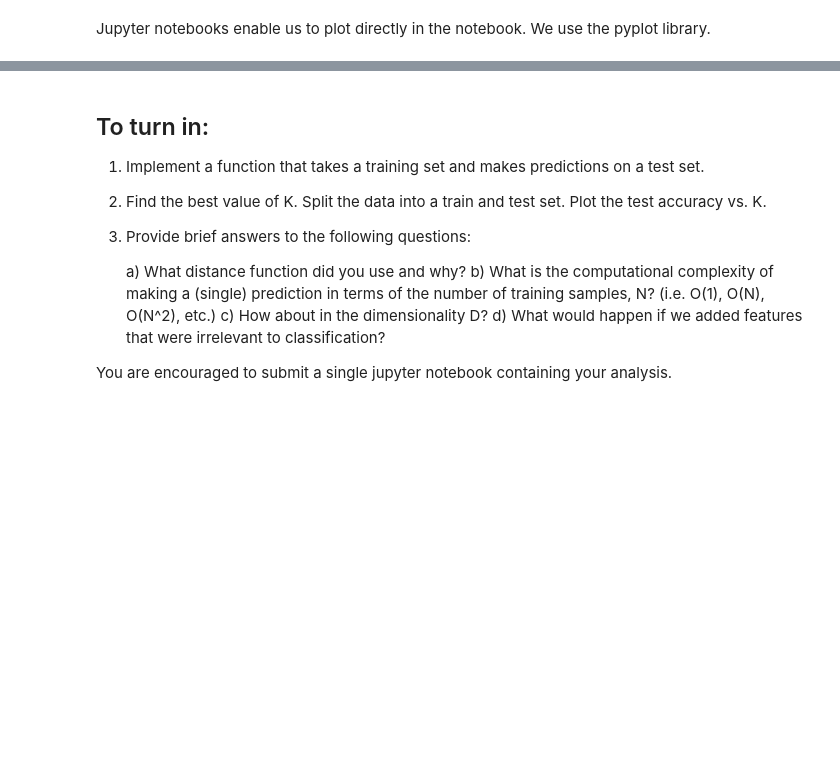
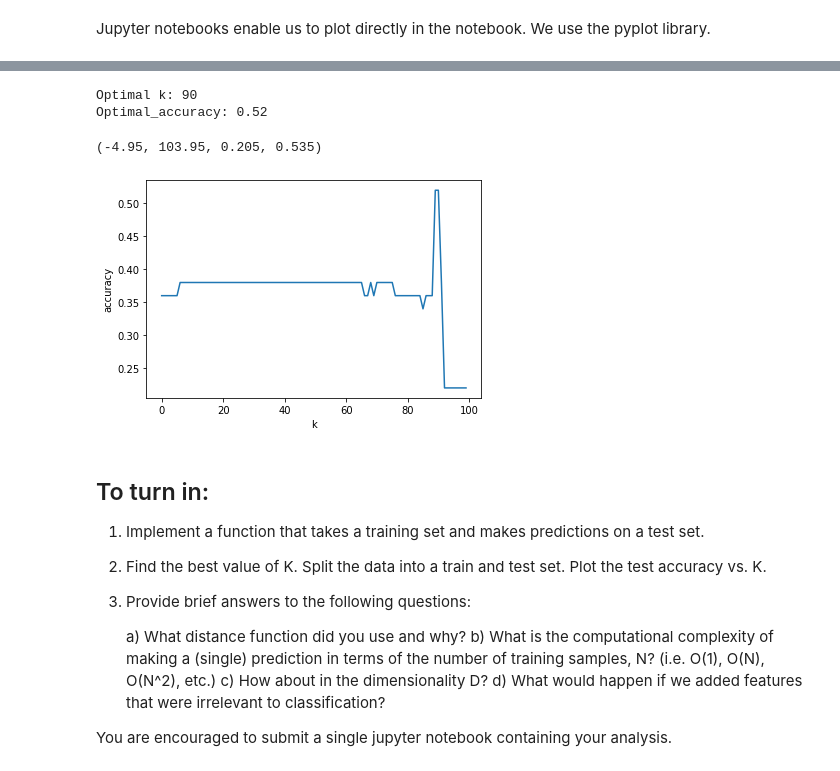
Before and after one commit to MorganStremick/ics235, a Jupyter notebook: hw1.ipynb, the cells around one changed output, grey strips where cells are left out. Drawn from its saved outputs; the diff is of its cells as text; code cells hidden in the pictures; blank space fills up the shorter version.

```diff
--- a/hw1.ipynb
+++ b/hw1.ipynb
@@ -49,6 +82,15 @@ print(Xtrain.shape, Xtest.shape)
 # %% [markdown]
 You are asked to implement the following functions.
 # %%
+def categorize(Xtrain, Ytrain, K, x):
+    distances = np.apply_along_axis(lambda x1: distance(x1, x), 1, Xtrain)
+    first_k = np.argpartition(distances, K-1, 0)[:K]
+    first_k_categories = Ytrain[first_k]
+    counts = first_k_categories.value_counts()
+    max_categories = counts[counts == counts.iloc[0]].index.tolist()
+    if len(max_categories) == 1:
+        return max_categories[0]
+    return Ytrain[first_k[distances[first_k][first_k_categories.isin(max_categories)].argmin()]]
 
 def knn(Xtrain, Ytrain, Xtest, K):
     ''' Implements K-Nearest Neighbor algorithm.
@@ -62,7 +104,8 @@ def knn(Xtrain, Ytrain, Xtest, K):
         Ytest: Sequence of predicted class labels for test examples.
     '''
     # WRITE ME
-    pass
+    y_predicted = np.apply_along_axis(lambda x: categorize(Xtrain, Ytrain, K, x), 1, Xtest)
+    return y_predicted
 
 def distance(x1, x2):
     ''' Compute distance between two vectors.
@@ -74,13 +117,16 @@ def distance(x1, x2):
         distance: real value
     '''
     assert(len(x1) == len(x2))
+    return np.linalg.norm(x1-x2)
     # WRITE ME
 
 def accuracy(y_true, y_predicted):
     ''' Calculates the fraction of correct predictions.
     '''
+    # WRITE ME
     assert(len(y_true) == len(y_predicted))
-    # WRITE ME
+    correct_predictions = y_true == y_predicted
+    return correct_predictions.sum() / len(correct_predictions)
 # %% [markdown]
 Jupyter notebooks enable us to plot directly in the notebook. We use the pyplot library.
 # %%
@@ -98,0 +145,4 @@ plt.axis('tight')
+# %%
+for column in names[:4]:
+    dataset[column] = (dataset[column] - description.loc['mean', column])/description.loc['std', column]
+dataset.head()
@@ -99,3 +156,28 @@ plt.axis('tight')
+# %%
+X = np.array(dataset.iloc[:,:4]) # Convert input features into Numpy array.
+Y = dataset['class']
+
+# Split into train and test set.
+Xtrain = X[0:100, :]
+Xtest  = X[100:,:]
+Ytrain = Y.iloc[:100]
+Ytest = Y.iloc[100:]
+# %%
+accuracy_by_k = [accuracy(Ytest, knn(Xtrain, Ytrain, Xtest, i + 1)) for i in range(100)]
+optimal_k = np.asarray(accuracy_by_k).argmax() + 1
+optimal_accuracy = accuracy_by_k[optimal_k - 1]
+print('Optimal k: {}\nOptimal_accuracy: {}'.format(optimal_k, optimal_accuracy))
+# %% [output]
+Optimal k: 90
+Optimal_accuracy: 0.52
+# %%
+plt.plot(range(100), accuracy_by_k)
+plt.xlabel('k')
+plt.ylabel('accuracy')
+plt.axis('tight')
+# %% [output]
+(-4.95, 103.95, 0.205, 0.535)
+[figure, added]
 # %% [markdown]
 ## To turn in:
 1) Implement a function that takes a training set and makes predictions on a test set.
```
Also changed, not shown: parts of 7 cells of this notebook, 1 other file.
